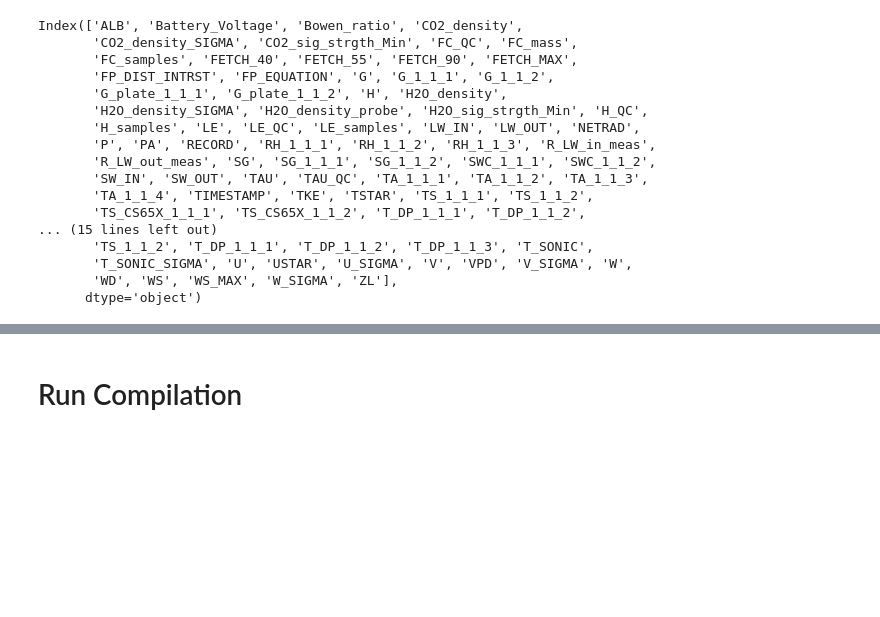
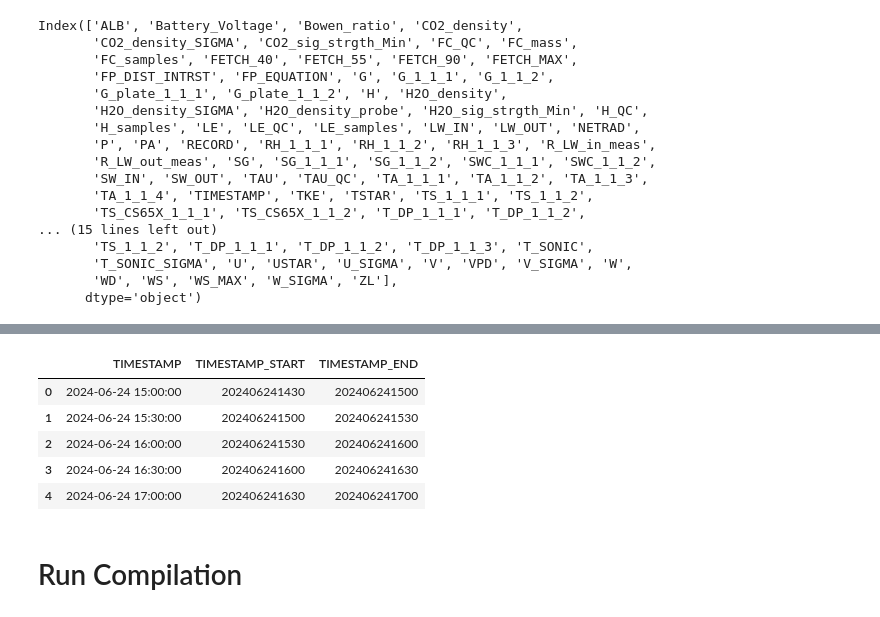
Before and after one commit to inkenbrandt/MicroMet, a Jupyter notebook: docs/notebooks/DL_testing.ipynb, the cells around one changed output, grey strips where cells are left out. Drawn from its saved outputs; the diff is of its cells as text; code cells hidden in the pictures; blank space fills up the shorter version.

```diff
--- a/docs/notebooks/DL_testing.ipynb
+++ b/docs/notebooks/DL_testing.ipynb
@@ -413,3 +561,12 @@ rawcs.loc[rawcs.G_plate_1_1_2==0, ['TIMESTAMP', 'G_plate_1_1_2', 'SG_1_1_2', 'G_
+# %%
+rawaf[['TIMESTAMP', 'TIMESTAMP_START', 'TIMESTAMP_END']].head()
+# %% [output]
+|  | TIMESTAMP | TIMESTAMP_START | TIMESTAMP_END |
+| 0 | 2024-06-24 15:00:00 | 202406241430 | 202406241500 |
+| 1 | 2024-06-24 15:30:00 | 202406241500 | 202406241530 |
+| 2 | 2024-06-24 16:00:00 | 202406241530 | 202406241600 |
+| 3 | 2024-06-24 16:30:00 | 202406241600 | 202406241630 |
+| 4 | 2024-06-24 17:00:00 | 202406241630 | 202406241700 |
 # %% [markdown]
 # Run Compilation
 # %% [markdown]
```
Also changed, not shown: parts of 26 cells of this notebook.
